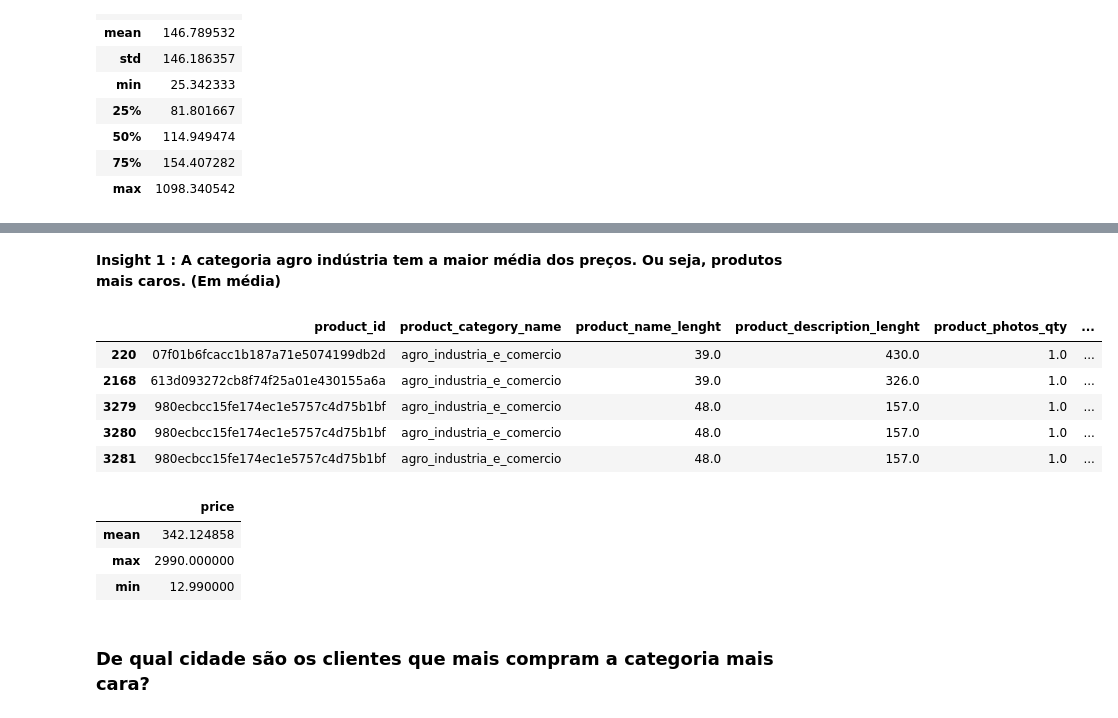
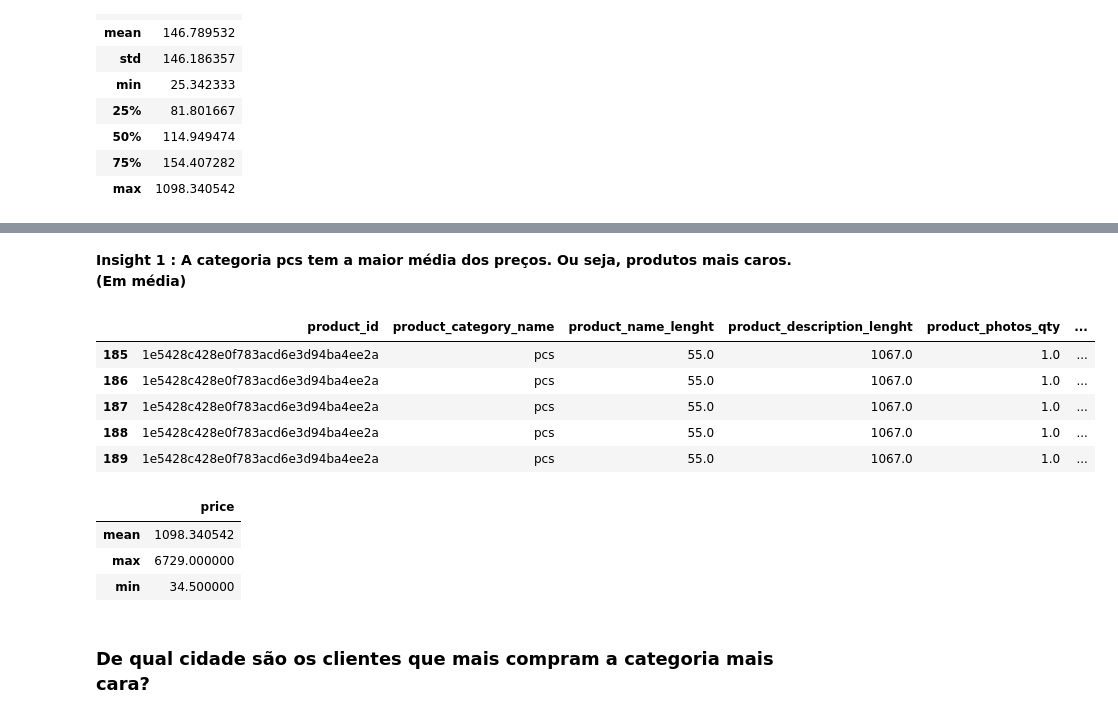
Before and after one commit to Marcus-Bernard0/Data-Science-projects, a Jupyter notebook: 2 - Ecommerce/Projeto.ipynb, the cells around one changed output, grey strips where cells are left out. Drawn from its saved outputs; the diff is of its cells as text; code cells hidden in the pictures.

```diff
--- a/2 - Ecommerce/Projeto.ipynb
+++ b/2 - Ecommerce/Projeto.ipynb
@@ -265,22 +292,22 @@ dfMeanCat
 # %% [markdown]
-**Insight 1 : A categoria agro indústria tem a maior média dos preços. Ou seja, produtos mais caros. (Em média)**
+**Insight 1 : A categoria pcs tem a maior média dos preços. Ou seja, produtos mais caros. (Em média)**
 # %%
-dfAgro = dfProductsMerge.loc[dfProductsMerge.product_category_name == 'agro_industria_e_comercio']
-dfAgro.head()
+dfpcs= dfProductsMerge.loc[dfProductsMerge.product_category_name == 'pcs']
+dfpcs.head()
 # %% [output]
 |  | product_id | product_category_name | product_name_lenght | product_description_lenght | product_photos_qty | ... |
-| 220 | 07f01b6fcacc1b187a71e5074199db2d | agro_industria_e_comercio | 39.0 | 430.0 | 1.0 | ... |
-| 2168 | 613d093272cb8f74f25a01e430155a6a | agro_industria_e_comercio | 39.0 | 326.0 | 1.0 | ... |
-| 3279 | 980ecbcc15fe174ec1e5757c4d75b1bf | agro_industria_e_comercio | 48.0 | 157.0 | 1.0 | ... |
-| 3280 | 980ecbcc15fe174ec1e5757c4d75b1bf | agro_industria_e_comercio | 48.0 | 157.0 | 1.0 | ... |
-| 3281 | 980ecbcc15fe174ec1e5757c4d75b1bf | agro_industria_e_comercio | 48.0 | 157.0 | 1.0 | ... |
+| 185 | 1e5428c428e0f783acd6e3d94ba4ee2a | pcs | 55.0 | 1067.0 | 1.0 | ... |
+| 186 | 1e5428c428e0f783acd6e3d94ba4ee2a | pcs | 55.0 | 1067.0 | 1.0 | ... |
+| 187 | 1e5428c428e0f783acd6e3d94ba4ee2a | pcs | 55.0 | 1067.0 | 1.0 | ... |
+| 188 | 1e5428c428e0f783acd6e3d94ba4ee2a | pcs | 55.0 | 1067.0 | 1.0 | ... |
+| 189 | 1e5428c428e0f783acd6e3d94ba4ee2a | pcs | 55.0 | 1067.0 | 1.0 | ... |
 # %%
-pd.DataFrame(dfAgro['price'].agg(['mean', 'max', 'min']))
+pd.DataFrame(dfpcs['price'].agg(['mean', 'max', 'min']))
 # %% [output]
 |  | price |
-| mean | 342.124858 |
-| max | 2990.000000 |
-| min | 12.990000 |
+| mean | 1098.340542 |
+| max | 6729.000000 |
+| min | 34.500000 |
 # %% [markdown]
 ### De qual cidade são os clientes que mais compram a categoria mais cara?
 # %%
```
Also changed, not shown: parts of 48 cells of this notebook.
